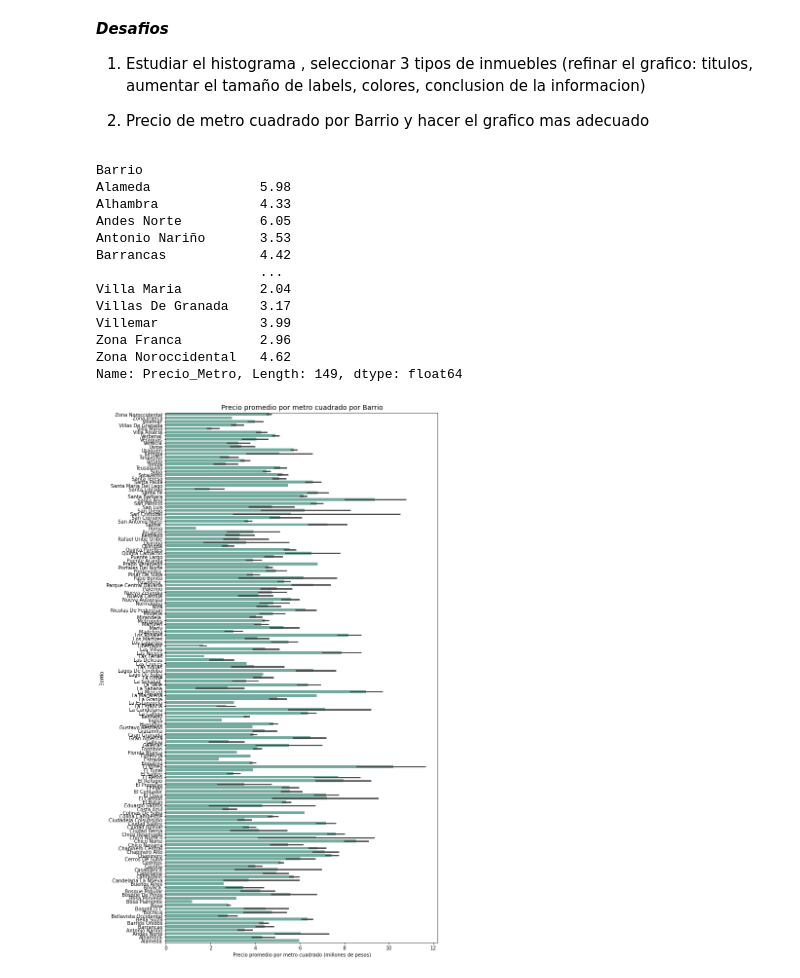
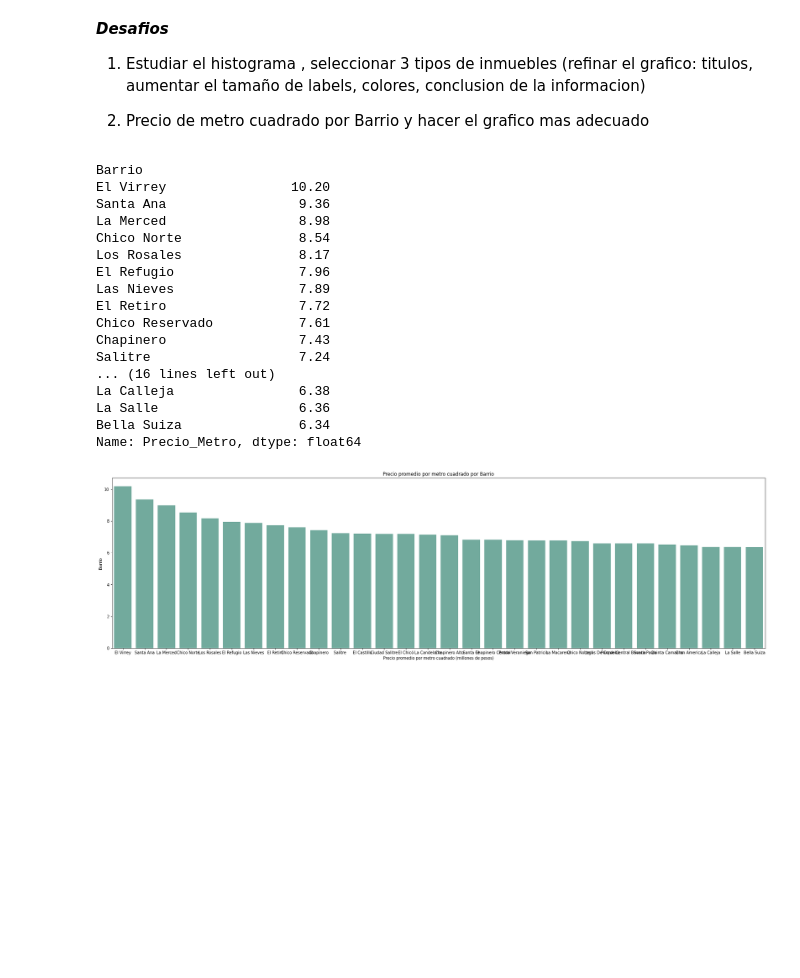
Before and after one commit to danielvillamorales/inmesiondedatos, a Jupyter notebook: Inmersion_dato_Aula.ipynb, the cells around one changed output. Drawn from its saved outputs; the diff is of its cells as text; code cells hidden in the pictures; blank space fills up the shorter version.

```diff
--- a/Inmersion_dato_Aula.ipynb
+++ b/Inmersion_dato_Aula.ipynb
@@ -427,31 +427,35 @@ plt.show()
 2. Precio de metro cuadrado por Barrio y hacer el grafico mas adecuado
 # %%
 inmuebles['Precio_Metro'] = inmuebles.Precio_Millon/inmuebles.Area
-precio_agrupado_metro = inmuebles.groupby('Barrio').Precio_Metro.mean()
+precio_agrupado_metro = inmuebles.groupby('Barrio').Precio_Metro.mean().sort_values(ascending=False).head(30)
 precio_agrupado_metro
 # %% [output]
 Barrio
-Alameda              5.98
-Alhambra             4.33
-Andes Norte          6.05
-Antonio Nariño       3.53
-Barrancas            4.42
-                     ...
-Villa Maria          2.04
-Villas De Granada    3.17
-Villemar             3.99
-Zona Franca          2.96
-Zona Noroccidental   4.62
-Name: Precio_Metro, Length: 149, dtype: float64
+El Virrey                10.20
+Santa Ana                 9.36
+La Merced                 8.98
+Chico Norte               8.54
+Los Rosales               8.17
+El Refugio                7.96
+Las Nieves                7.89
+El Retiro                 7.72
+Chico Reservado           7.61
+Chapinero                 7.43
+Salitre                   7.24
+... (16 lines left out)
+La Calleja                6.38
+La Salle                  6.36
+Bella Suiza               6.34
+Name: Precio_Metro, dtype: float64
 # %%
-plt.figure(figsize=(10,20))
-ax = sns.barplot(x='Precio_Metro',y='Barrio', data=inmuebles.sort_values(by='Barrio',ascending=False) , color="#69b3a2")
+plt.figure(figsize=(30,8))
+ax = sns.barplot(y=precio_agrupado_metro,x=precio_agrupado_metro.index, color="#69b3a2", )
 # Configuración del título y etiquetas de los ejes
-ax.set_title("Precio promedio por metro cuadrado por Barrio", fontsize=14)
+ax.set_title("Precio promedio por metro cuadrado por Barrio")
 ax.set_xlabel("Precio promedio por metro cuadrado (millones de pesos)")
 ax.set_ylabel("Barrio")
 
 # Mostrar el gráfico
 plt.show()
 # %% [output]
-[figure, old version]
+[figure, new version]
```
